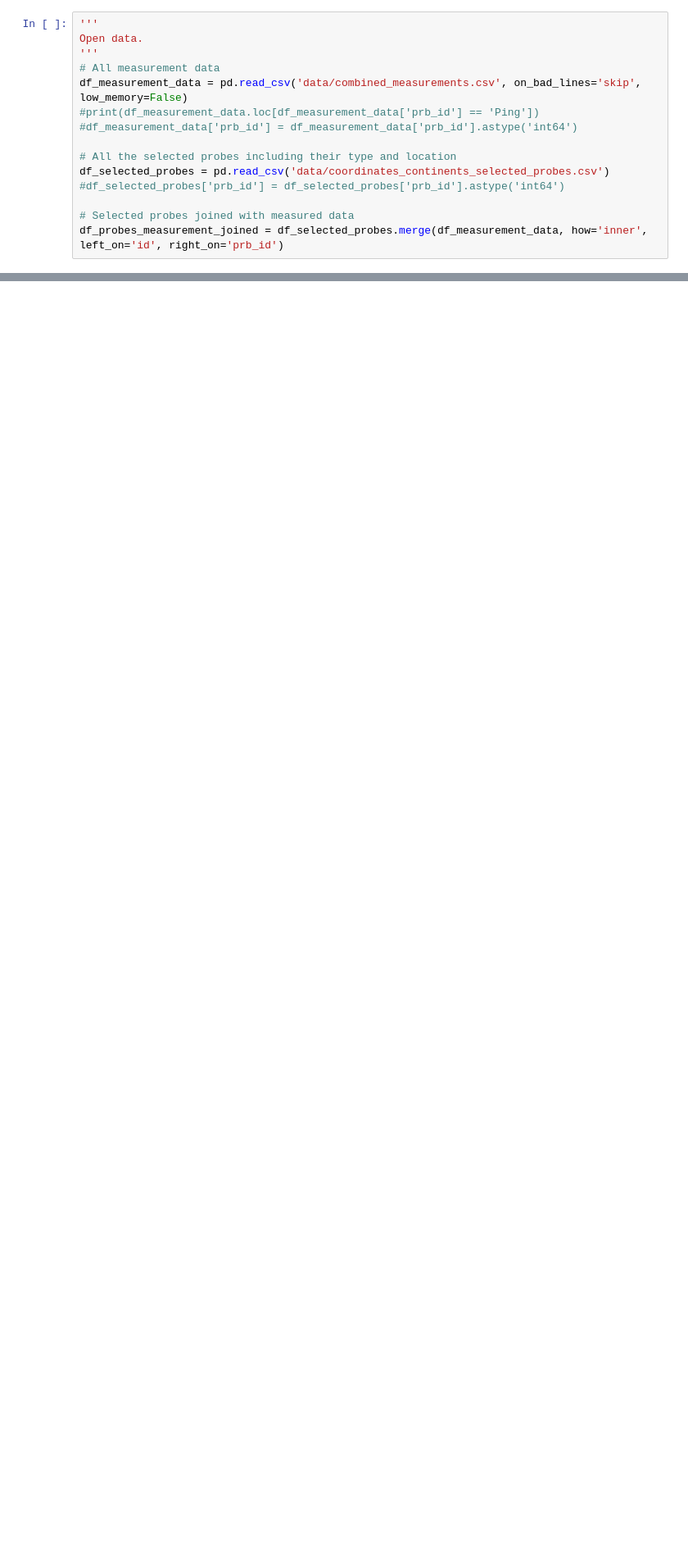
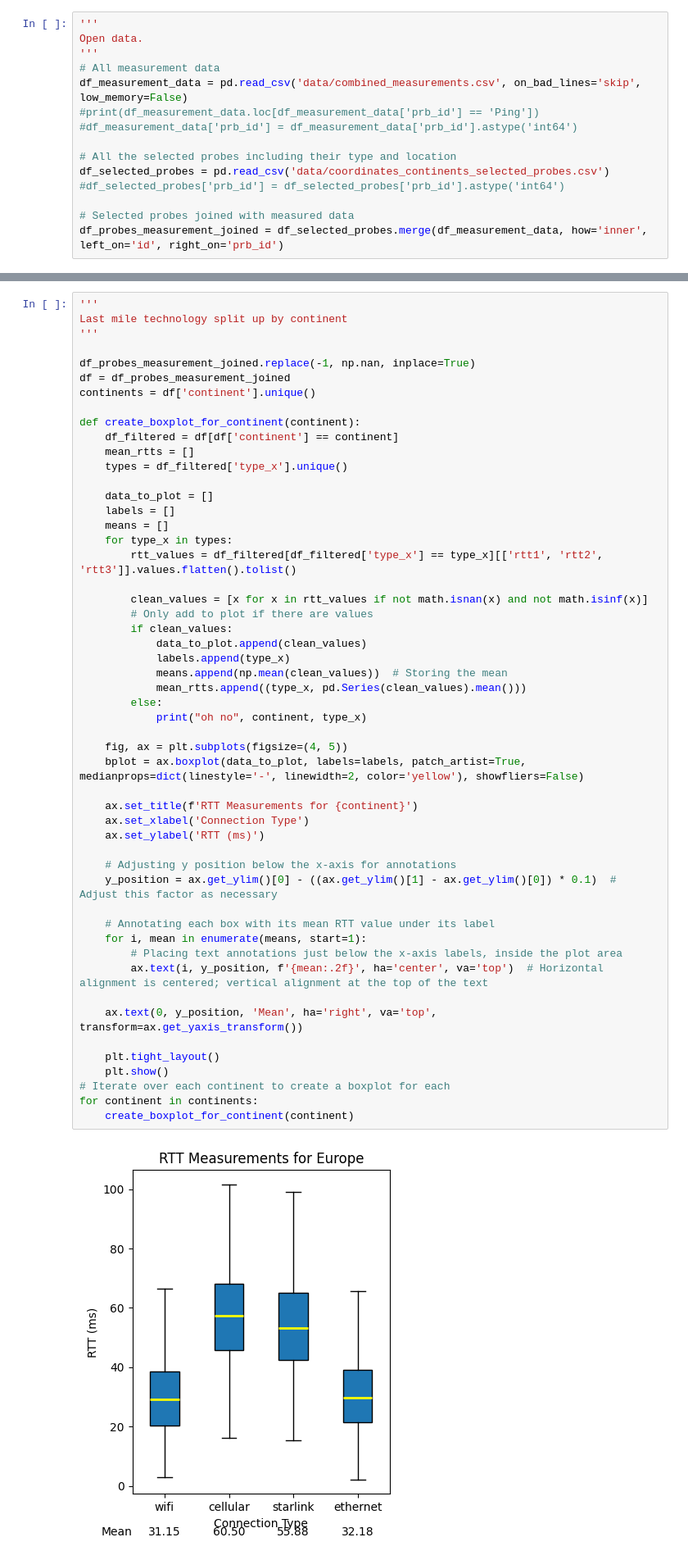
Before and after one commit to amritanshusikdar/cmb-assignment-3, a Jupyter notebook: data_analysis.ipynb, the cells around one changed output, grey strips where cells are left out. Shown: that part at 82% size. Drawn from its saved outputs; the diff is of its cells as text; blank space fills up the shorter version.

```diff
--- a/data_analysis.ipynb
+++ b/data_analysis.ipynb
@@ -121,0 +175,54 @@ m.save('maps/useless_probes.html')
+# %%
+'''
+Last mile technology split up by continent
+'''
+
+df_probes_measurement_joined.replace(-1, np.nan, inplace=True)
+df = df_probes_measurement_joined
+continents = df['continent'].unique()
+
+def create_boxplot_for_continent(continent):
+    df_filtered = df[df['continent'] == continent]
+    mean_rtts = []
+    types = df_filtered['type_x'].unique()
+
+    data_to_plot = []
+    labels = []
+    means = []
+    for type_x in types:
+        rtt_values = df_filtered[df_filtered['type_x'] == type_x][['rtt1', 'rtt2', 'rtt3']].values.flatten().tolist()
+
+        clean_values = [x for x in rtt_values if not math.isnan(x) and not math.isinf(x)]
+        # Only add to plot if there are values
+        if clean_values:
+            data_to_plot.append(clean_values)
+            labels.append(type_x)
+            means.append(np.mean(clean_values))  # Storing the mean
+            mean_rtts.append((type_x, pd.Series(clean_values).mean()))
+        else:
+            print("oh no", continent, type_x)
+
+    fig, ax = plt.subplots(figsize=(4, 5))
+    bplot = ax.boxplot(data_to_plot, labels=labels, patch_artist=True, medianprops=dict(linestyle='-', linewidth=2, color='yellow'), showfliers=False)
+
+    ax.set_title(f'RTT Measurements for {continent}')
+    ax.set_xlabel('Connection Type')
+    ax.set_ylabel('RTT (ms)')
+
+    # Adjusting y position below the x-axis for annotations
+    y_position = ax.get_ylim()[0] - ((ax.get_ylim()[1] - ax.get_ylim()[0]) * 0.1)  # Adjust this factor as necessary
+
+    # Annotating each box with its mean RTT value under its label
+    for i, mean in enumerate(means, start=1):
+        # Placing text annotations just below the x-axis labels, inside the plot area
+        ax.text(i, y_position, f'{mean:.2f}', ha='center', va='top')  # Horizontal alignment is centered; vertical alignment at the top of the text
+
+    ax.text(0, y_position, 'Mean', ha='right', va='top', transform=ax.get_yaxis_transform())
+
+    plt.tight_layout()
+    plt.show()
+# Iterate over each continent to create a boxplot for each
+for continent in continents:
+    create_boxplot_for_continent(continent)
+# %% [output]
+[figure, added]
```
Also changed, not shown: parts of 11 cells of this notebook.
